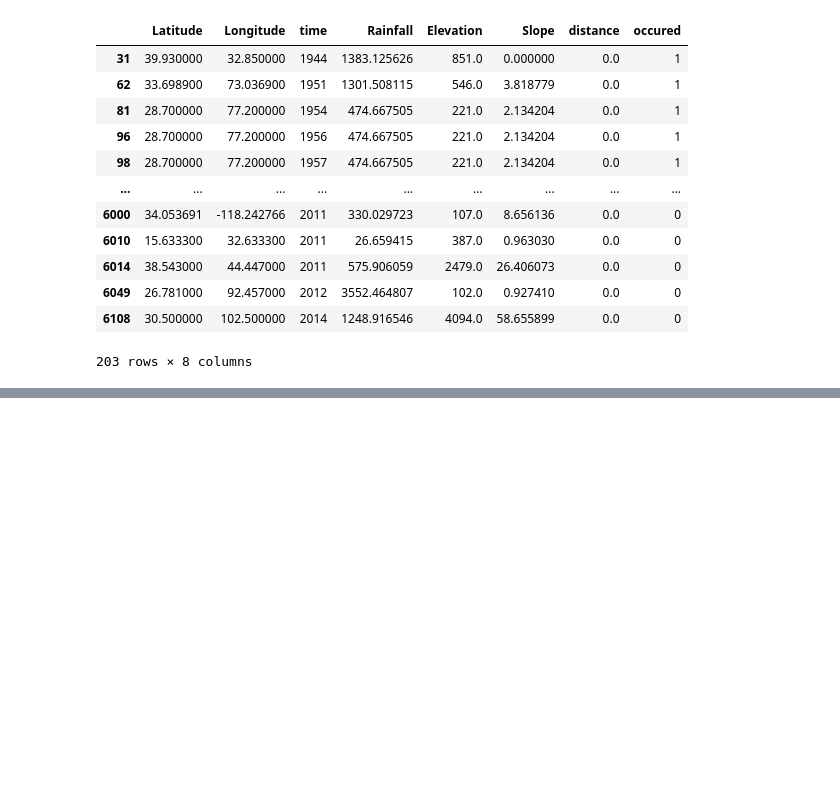
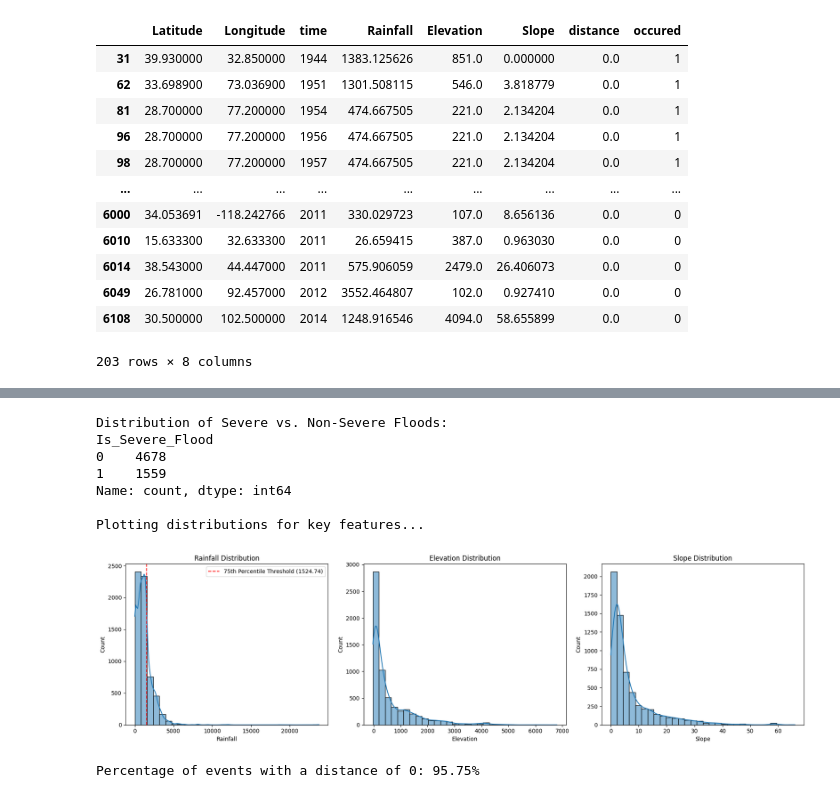
Before and after one commit to Rajath-Raj/pravah_flood_detection, a Jupyter notebook: flood_data_exploration.ipynb, the cells around one changed output, grey strips where cells are left out. Drawn from its saved outputs; the diff is of its cells as text; code cells hidden in the pictures; blank space fills up the shorter version.

Commit message:
eda , scaling , splitting  ,feature engineering

```diff
--- a/flood_data_exploration.ipynb
+++ b/flood_data_exploration.ipynb
@@ -120,0 +159,17 @@ Number of duplicated rows: 203
+# %%
+if 'occured' in df.columns:
+    df.rename(columns={'occured': 'Is_Flood_Event'}, inplace=True)
+else:
+    print("Column 'occured' not found. We will proceed by engineering a new target.")
+
+rainfall_threshold = df['Rainfall'].quantile(0.75)
+print(f"The rainfall threshold for a severe flood will be: {rainfall_threshold:.2f} mm")
+
+df['Is_Severe_Flood'] = (df['Rainfall'] > rainfall_threshold).astype(int)
+
+if 'Is_Flood_Event' in df.columns:
+    df.drop(columns=['Is_Flood_Event'], inplace=True)
+
+print("\nSuccessfully created the new target variable 'Is_Severe_Flood'.")
+print("Here's a look at the DataFrame with the new column:")
+print(df.head())
@@ -120,0 +194,37 @@ Number of duplicated rows: 203
+# %%
+# Check the distribution of our new target variable
+print("Distribution of Severe vs. Non-Severe Floods:")
+print(df['Is_Severe_Flood'].value_counts())
+
+# Visualize the distribution of the most important numerical features
+print("\nPlotting distributions for key features...")
+fig, axes = plt.subplots(1, 3, figsize=(18, 5))
+sns.histplot(df['Rainfall'], bins=30, kde=True, ax=axes[0])
+axes[0].set_title('Rainfall Distribution')
+axes[0].axvline(rainfall_threshold, color='r', linestyle='--', label=f'75th Percentile Threshold ({rainfall_threshold:.2f})')
+axes[0].legend()
+
+
+sns.histplot(df['Elevation'], bins=30, kde=True, ax=axes[1])
+axes[1].set_title('Elevation Distribution')
+
+sns.histplot(df['Slope'], bins=30, kde=True, ax=axes[2])
+axes[2].set_title('Slope Distribution')
+
+plt.tight_layout()
+plt.show()
+# %% [output]
+Distribution of Severe vs. Non-Severe Floods:
+Is_Severe_Flood
+0    4678
+1    1559
+Name: count, dtype: int64
+
+Plotting distributions for key features...
+[figure, added]
+# %%
+# Calculate the percentage of zero values in the 'distance' column
+zero_distance_percentage = (df['distance'] == 0).sum() / len(df) * 100
+print(f"Percentage of events with a distance of 0: {zero_distance_percentage:.2f}%")
+# %% [output]
+Percentage of events with a distance of 0: 95.75%
```
Also changed, not shown: parts of 9 cells of this notebook.
